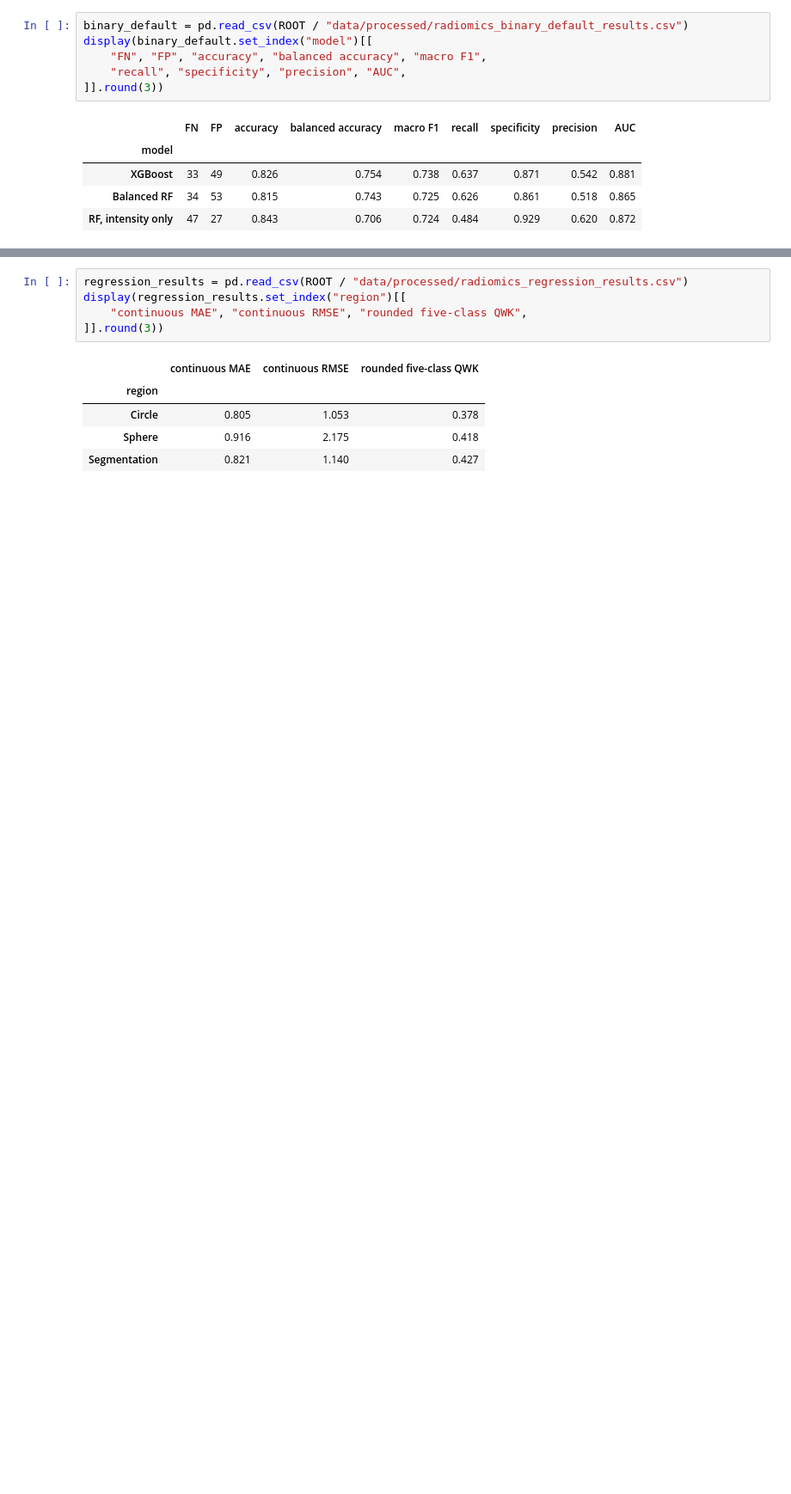
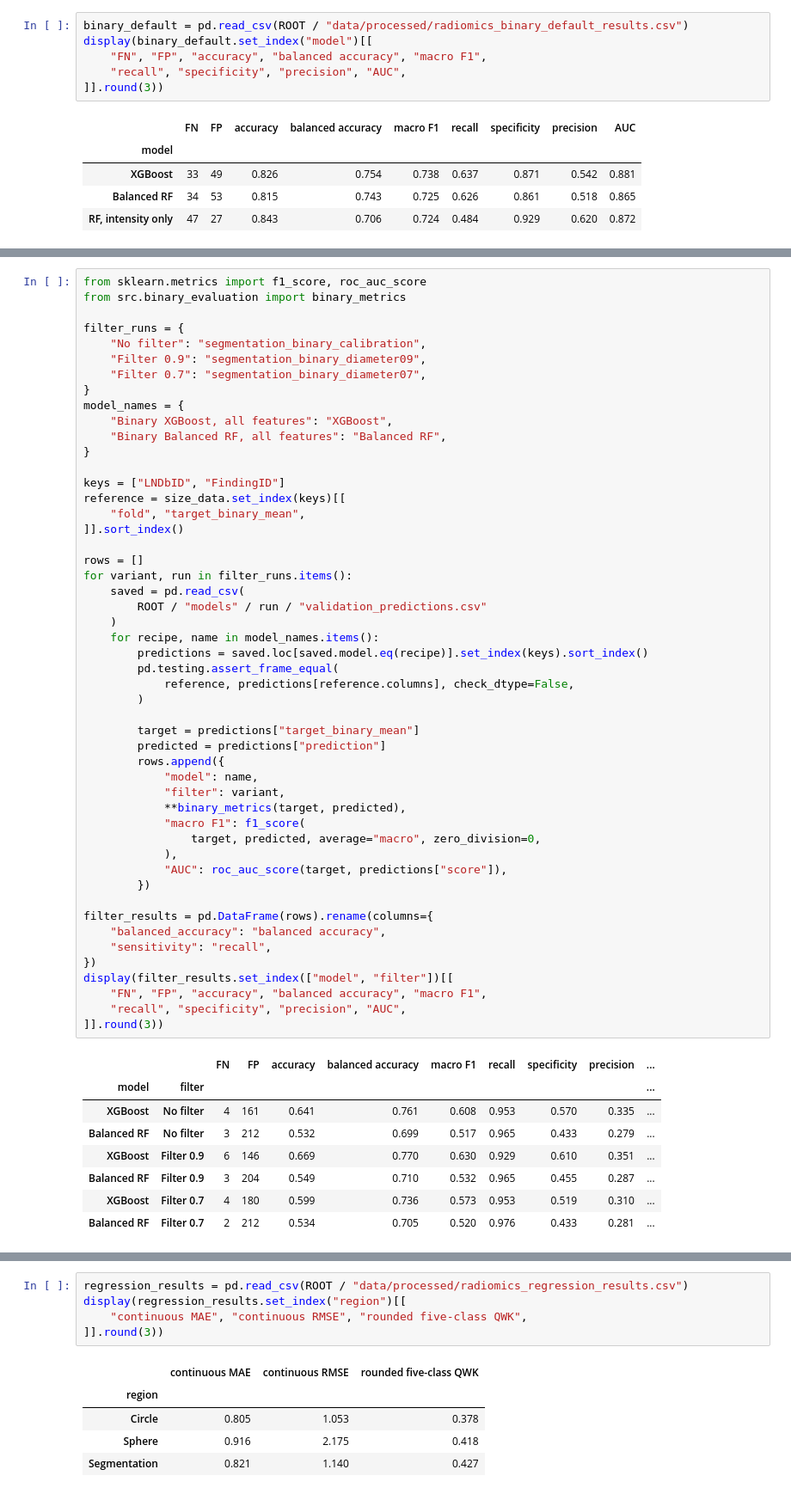
Before and after one commit to anaaaraujoo/lung-ct-classification, a Jupyter notebook: notebooks/radiomics_analysis.ipynb, the cells around one changed output, grey strips where cells are left out. Shown at 86% size. Cells and saved outputs as stored; diff of their text form; blank space fills up the shorter version.

```diff
--- a/notebooks/radiomics_analysis.ipynb
+++ b/notebooks/radiomics_analysis.ipynb
@@ -415,0 +477,59 @@ display(binary_default.set_index("model")[[
+# %%
+from sklearn.metrics import f1_score, roc_auc_score
+from src.binary_evaluation import binary_metrics
+
+filter_runs = {
+    "No filter": "segmentation_binary_calibration",
+    "Filter 0.9": "segmentation_binary_diameter09",
+    "Filter 0.7": "segmentation_binary_diameter07",
+}
+model_names = {
+    "Binary XGBoost, all features": "XGBoost",
+    "Binary Balanced RF, all features": "Balanced RF",
+}
+
+keys = ["LNDbID", "FindingID"]
+reference = size_data.set_index(keys)[[
+    "fold", "target_binary_mean",
+]].sort_index()
+
+rows = []
+for variant, run in filter_runs.items():
+    saved = pd.read_csv(
+        ROOT / "models" / run / "validation_predictions.csv"
+    )
+    for recipe, name in model_names.items():
+        predictions = saved.loc[saved.model.eq(recipe)].set_index(keys).sort_index()
+        pd.testing.assert_frame_equal(
+            reference, predictions[reference.columns], check_dtype=False,
+        )
+
+        target = predictions["target_binary_mean"]
+        predicted = predictions["prediction"]
+        rows.append({
+            "model": name,
+            "filter": variant,
+            **binary_metrics(target, predicted),
+            "macro F1": f1_score(
+                target, predicted, average="macro", zero_division=0,
+            ),
+            "AUC": roc_auc_score(target, predictions["score"]),
+        })
+
+filter_results = pd.DataFrame(rows).rename(columns={
+    "balanced_accuracy": "balanced accuracy",
+    "sensitivity": "recall",
+})
+display(filter_results.set_index(["model", "filter"])[[
+    "FN", "FP", "accuracy", "balanced accuracy", "macro F1",
+    "recall", "specificity", "precision", "AUC",
+]].round(3))
+# %% [output]
+|  |  | FN | FP | accuracy | balanced accuracy | macro F1 | recall | specificity | precision | ... |
+| model | filter |  |  |  |  |  |  |  |  | ... |
+| XGBoost | No filter | 4 | 161 | 0.641 | 0.761 | 0.608 | 0.953 | 0.570 | 0.335 | ... |
+| Balanced RF | No filter | 3 | 212 | 0.532 | 0.699 | 0.517 | 0.965 | 0.433 | 0.279 | ... |
+| XGBoost | Filter 0.9 | 6 | 146 | 0.669 | 0.770 | 0.630 | 0.929 | 0.610 | 0.351 | ... |
+| Balanced RF | Filter 0.9 | 3 | 204 | 0.549 | 0.710 | 0.532 | 0.965 | 0.455 | 0.287 | ... |
+| XGBoost | Filter 0.7 | 4 | 180 | 0.599 | 0.736 | 0.573 | 0.953 | 0.519 | 0.310 | ... |
+| Balanced RF | Filter 0.7 | 2 | 212 | 0.534 | 0.705 | 0.520 | 0.976 | 0.433 | 0.281 | ... |
```
Also changed, not shown: parts of 17 cells of this notebook, 2 other files.
